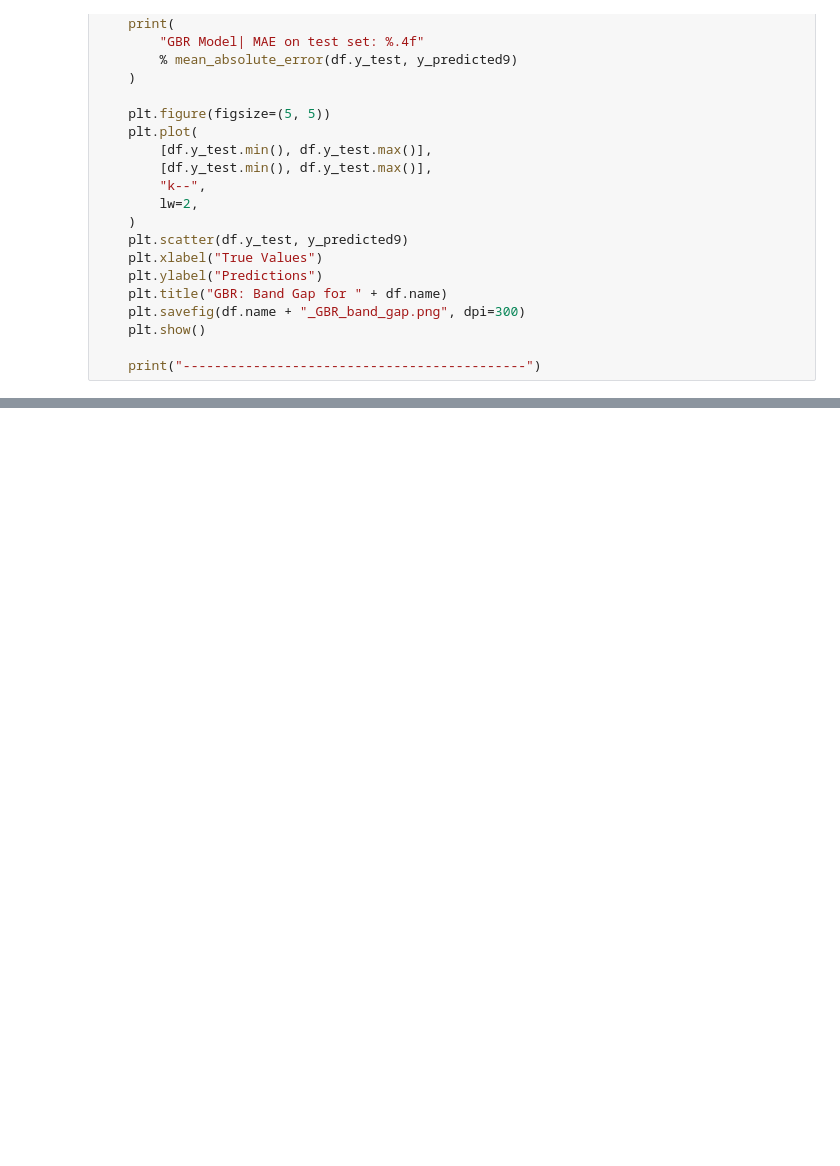
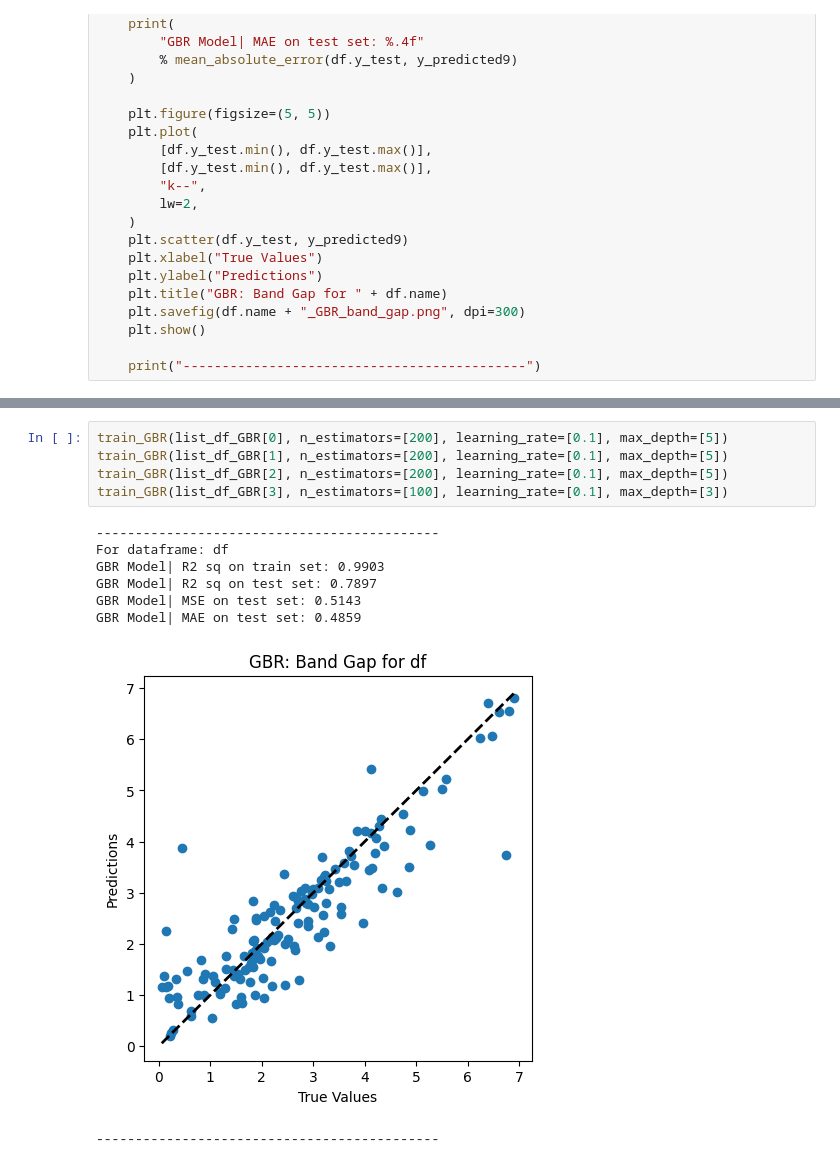
Before and after one commit to goetzdominik/Digichem, a Jupyter notebook: dominik/Abgabe.ipynb, the cells around one changed output, grey strips where cells are left out. Saved outputs shown, nothing was run; the diff lists cells and outputs as text; blank space fills up the shorter version.

```diff
--- a/dominik/Abgabe.ipynb
+++ b/dominik/Abgabe.ipynb
@@ -2232,3 +2042,17 @@ GBR Model| MAE on test set: 0.5587
+# %%
+train_GBR(list_df_GBR[0], n_estimators=[200], learning_rate=[0.1], max_depth=[5])
+train_GBR(list_df_GBR[1], n_estimators=[200], learning_rate=[0.1], max_depth=[5])
+train_GBR(list_df_GBR[2], n_estimators=[200], learning_rate=[0.1], max_depth=[5])
+train_GBR(list_df_GBR[3], n_estimators=[100], learning_rate=[0.1], max_depth=[3])
+# %% [output]
+--------------------------------------------
+For dataframe: df
+GBR Model| R2 sq on train set: 0.9903
+GBR Model| R2 sq on test set: 0.7897
+GBR Model| MSE on test set: 0.5143
+GBR Model| MAE on test set: 0.4859
+[figure, added]
+--------------------------------------------
 # %%
 # Evaluate the models for each DataFrame in the list_df_GBR
 for df in list_df_GBR:
```
Also changed, not shown: parts of 15 cells of this notebook, 8 other files.
